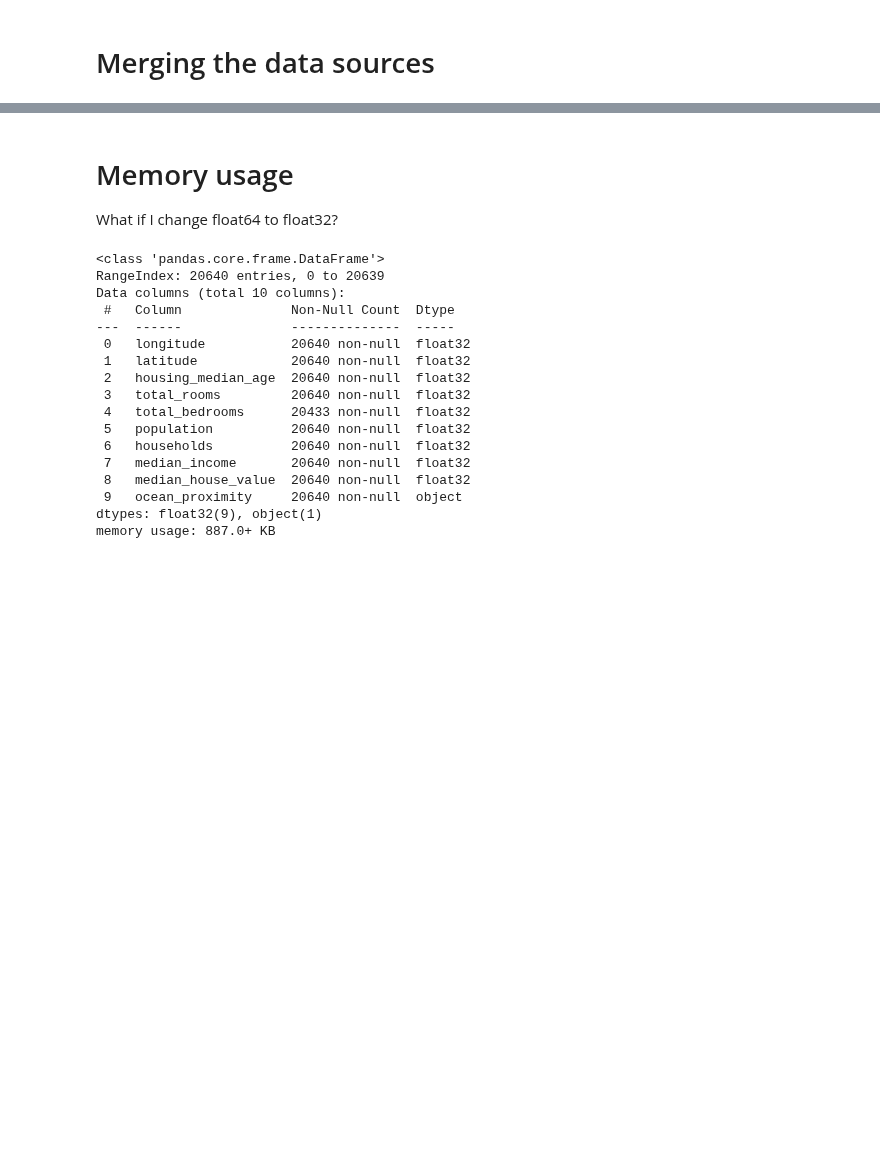
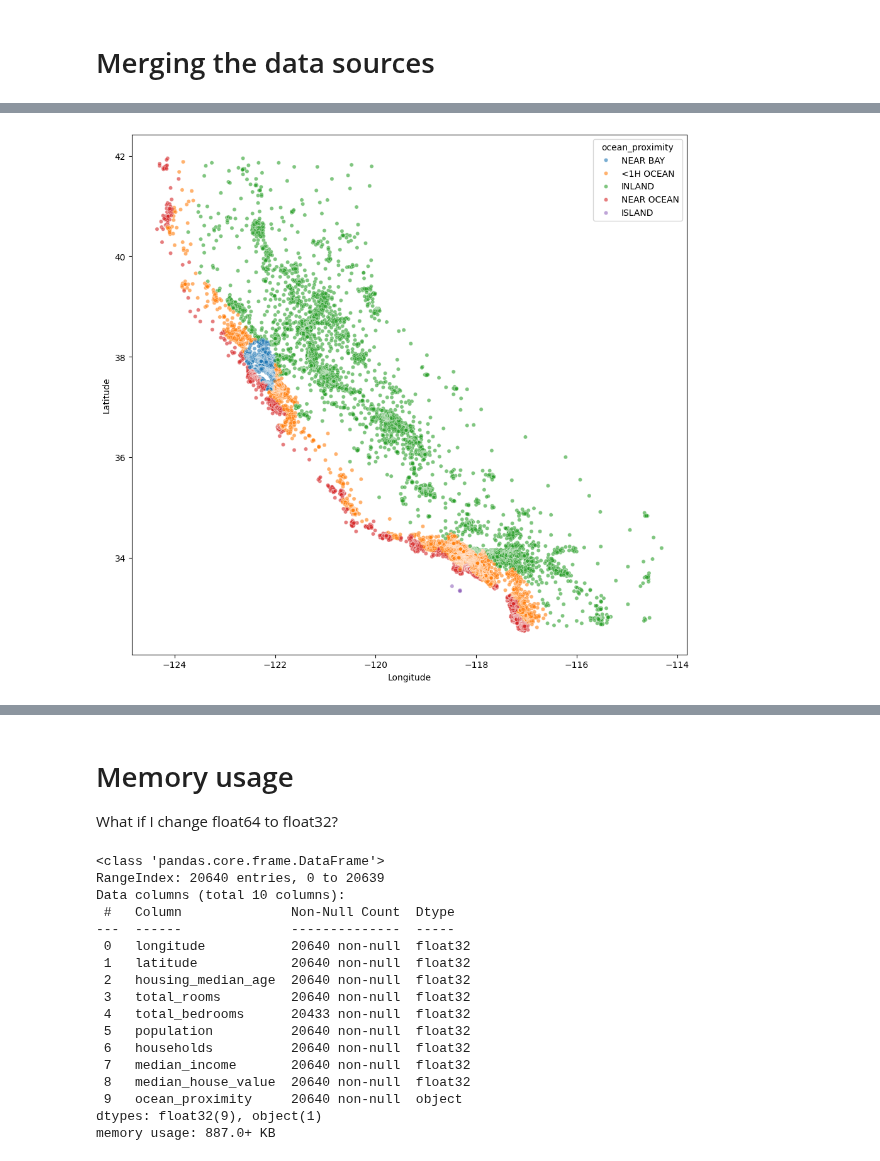
Before and after one commit to w4bo/AA2526-unibo-mldm, a Jupyter notebook: slides/lab-02-housing.ipynb, the cells around one changed output, grey strips where cells are left out. Drawn from its saved outputs; the diff is of its cells as text; code cells hidden in the pictures; blank space fills up the shorter version.

```diff
--- a/slides/lab-02-housing.ipynb
+++ b/slides/lab-02-housing.ipynb
@@ -118,0 +139,12 @@ df.plot(kind="scatter", x="longitude", y="latitude", alpha=0.4, s=df["population
+# %%
+import seaborn as sns
+import matplotlib.pyplot as plt
+
+plt.figure(figsize=(16, 9))
+sns.scatterplot(data=df, x="longitude", y="latitude", hue="ocean_proximity", alpha=0.6, s=20)
+plt.gca().set_aspect('equal', adjustable='box')
+plt.xlabel("Longitude")
+plt.ylabel("Latitude")
+plt.tight_layout()
+# %% [output]
+[figure, added]
```
Also changed, not shown: parts of 12 cells of this notebook.
